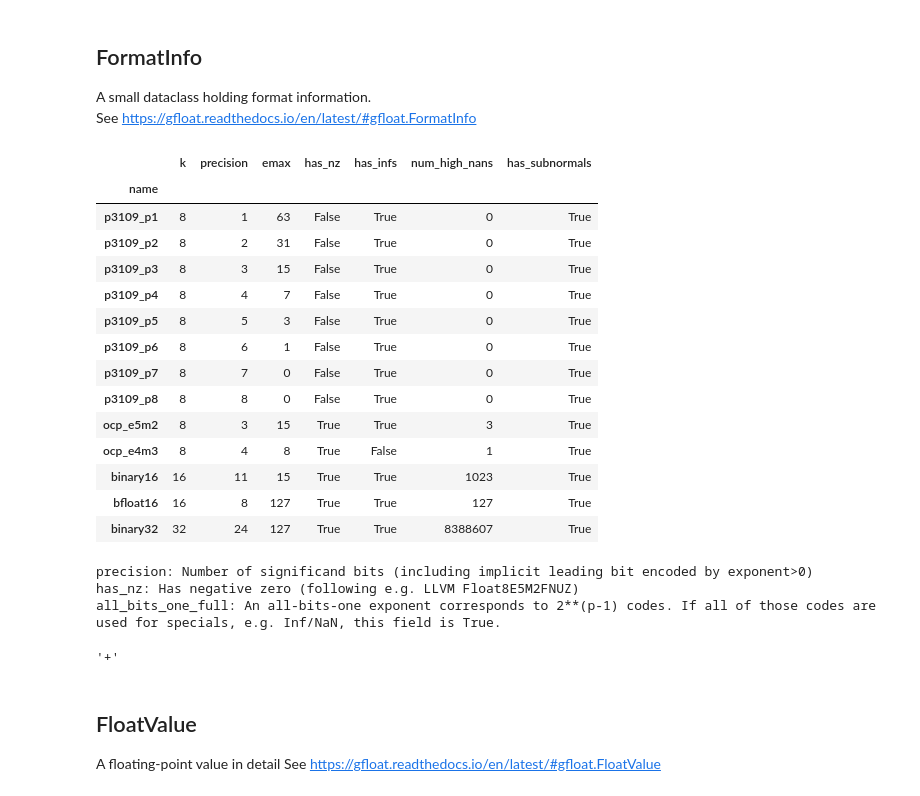
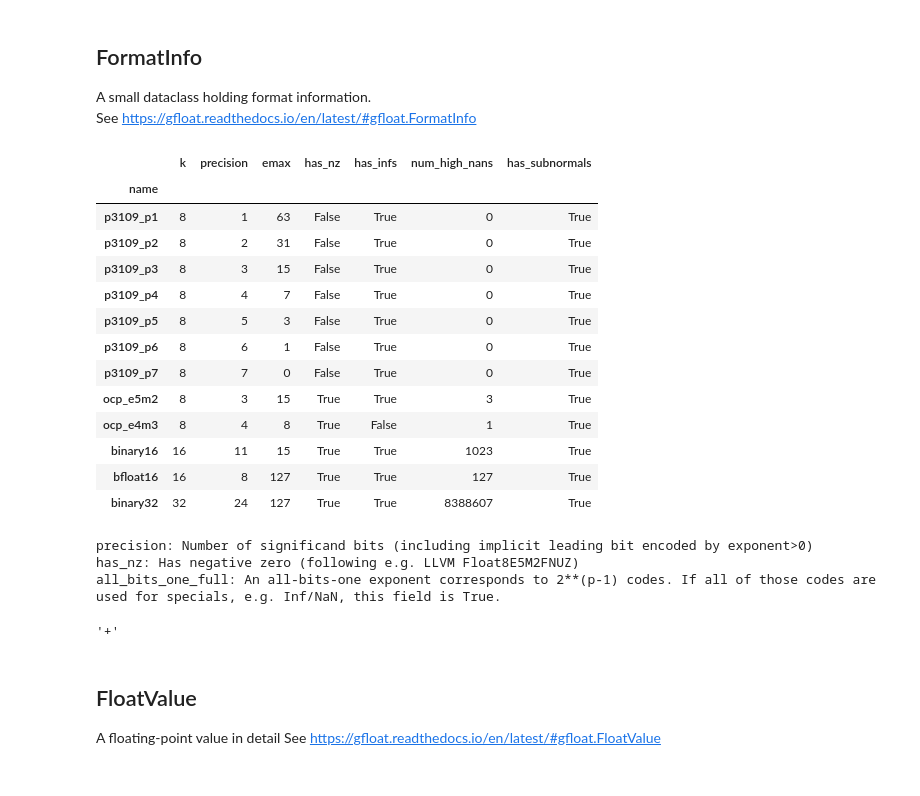
Before and after one commit to P3109/Public, a Jupyter notebook: Value Tables/make-value-tables.ipynb, the cells around one changed output. Drawn from its saved outputs; the diff is of its cells as text; code cells hidden in the pictures.

```diff
--- a/Value Tables/make-value-tables.ipynb
+++ b/Value Tables/make-value-tables.ipynb
@@ -62,32 +62,29 @@ See https://gfloat.readthedocs.io/en/latest/#gfloat.FormatInfo
 # %%
 from gfloat import FloatClass, FormatInfo, decode_float
 from gfloat.formats import *
 
 other_formats = [format_info_ocp_e5m2, format_info_ocp_e4m3]
-p3109_formats = [format_info_p3109(i) for i in range(1,9)]
+p3109_formats = [format_info_p3109(i) for i in range(1,8)]
 p3109_and_ocp_formats = p3109_formats + other_formats
 sub32_formats = p3109_and_ocp_formats + [format_info_binary16, format_info_bfloat16, format_info_binary32]
 
 df = pandas.DataFrame(sub32_formats).set_index('name')
 
 display(df_left_align(df)) # .sort_values(by='precision'))
 print('precision: Number of significand bits (including implicit leading bit encoded by exponent>0)')
 print('has_nz: Has negative zero (following e.g. LLVM Float8E5M2FNUZ)')
 print('all_bits_one_full: An all-bits-one exponent corresponds to 2**(p-1) codes.',
       'If all of those codes are used for specials, e.g. Inf/NaN, this field is True.')
-
-decode_float(format_info_p3109(3), 0x01).signstr
 # %% [output]
 |  | k | precision | emax | has_nz | has_infs | num_high_nans | has_subnormals |
 | name |  |  |  |  |  |  |  |
 | p3109_p1 | 8 | 1 | 63 | False | True | 0 | True |
 | p3109_p2 | 8 | 2 | 31 | False | True | 0 | True |
 | p3109_p3 | 8 | 3 | 15 | False | True | 0 | True |
 | p3109_p4 | 8 | 4 | 7 | False | True | 0 | True |
 | p3109_p5 | 8 | 5 | 3 | False | True | 0 | True |
 | p3109_p6 | 8 | 6 | 1 | False | True | 0 | True |
 | p3109_p7 | 8 | 7 | 0 | False | True | 0 | True |
-| p3109_p8 | 8 | 8 | 0 | False | True | 0 | True |
 | ocp_e5m2 | 8 | 3 | 15 | True | True | 3 | True |
 | ocp_e4m3 | 8 | 4 | 8 | True | False | 1 | True |
 | binary16 | 16 | 11 | 15 | True | True | 1023 | True |
```
Also changed, not shown: parts of 5 cells of this notebook, 12 other files.
